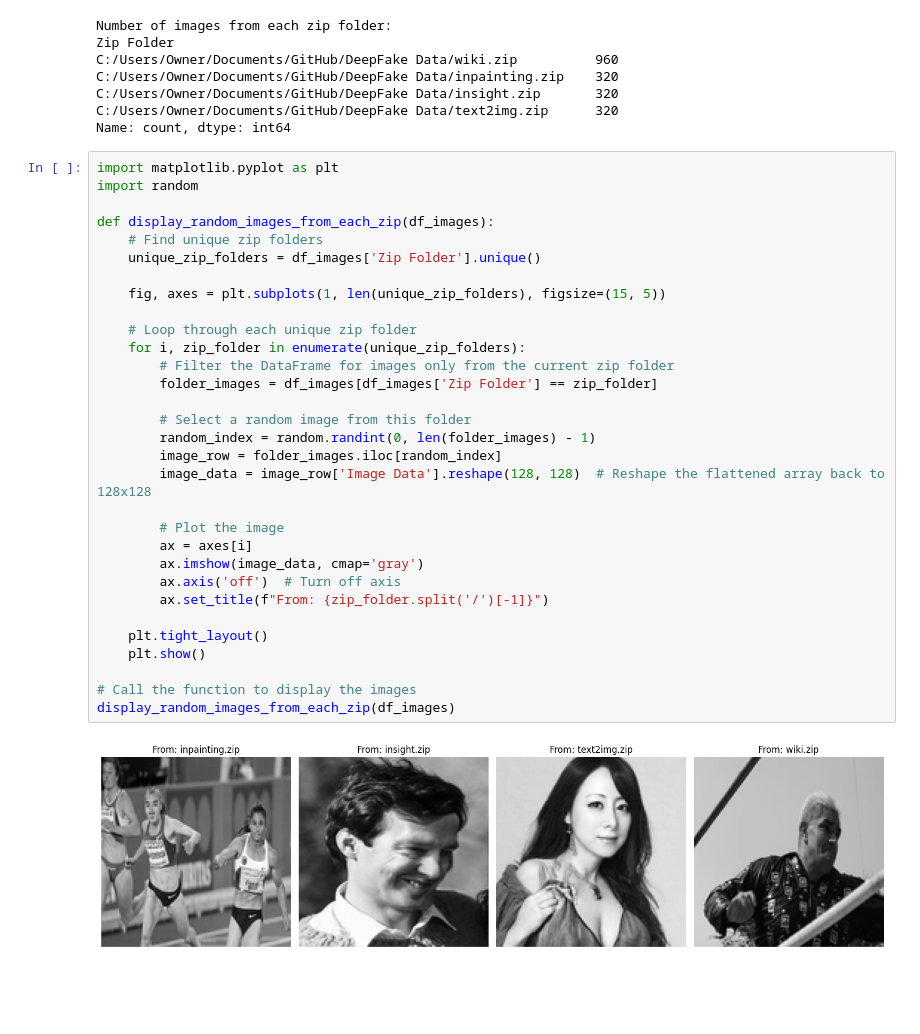
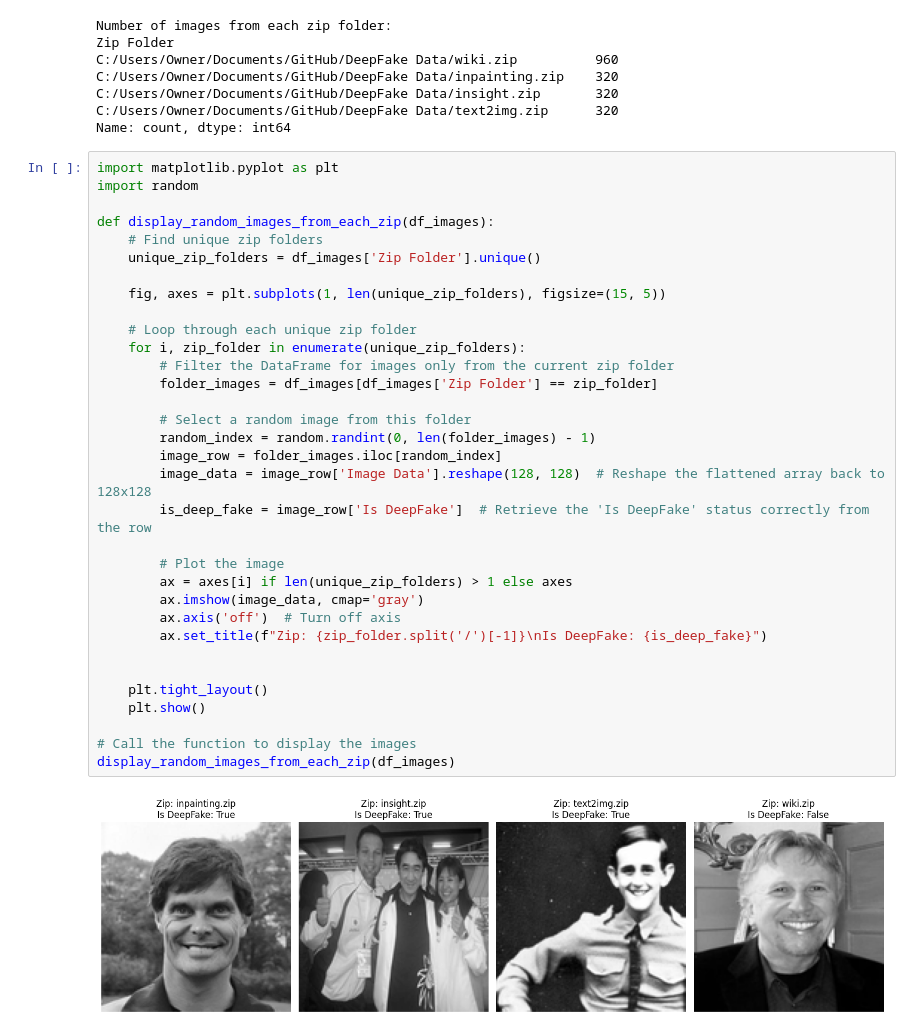
Before and after one commit to shumeraa/DeepfakeClassifier, a Jupyter notebook: readData.ipynb, the cells around one changed output. Cells and saved outputs as stored; diff of their text form; blank space fills up the shorter version.

Commit message:
added "is deepfake" to image display

```diff
--- a/readData.ipynb
+++ b/readData.ipynb
@@ -111,33 +111,35 @@ Name: count, dtype: int64
 # %%
 import matplotlib.pyplot as plt
 import random
 
 def display_random_images_from_each_zip(df_images):
     # Find unique zip folders
     unique_zip_folders = df_images['Zip Folder'].unique()
 
     fig, axes = plt.subplots(1, len(unique_zip_folders), figsize=(15, 5))
 
     # Loop through each unique zip folder
     for i, zip_folder in enumerate(unique_zip_folders):
         # Filter the DataFrame for images only from the current zip folder
         folder_images = df_images[df_images['Zip Folder'] == zip_folder]
 
         # Select a random image from this folder
         random_index = random.randint(0, len(folder_images) - 1)
         image_row = folder_images.iloc[random_index]
         image_data = image_row['Image Data'].reshape(128, 128)  # Reshape the flattened array back to 128x128
+        is_deep_fake = image_row['Is DeepFake']  # Retrieve the 'Is DeepFake' status correctly from the row
 
         # Plot the image
-        ax = axes[i]
+        ax = axes[i] if len(unique_zip_folders) > 1 else axes
         ax.imshow(image_data, cmap='gray')
         ax.axis('off')  # Turn off axis
-        ax.set_title(f"From: {zip_folder.split('/')[-1]}")
+        ax.set_title(f"Zip: {zip_folder.split('/')[-1]}\nIs DeepFake: {is_deep_fake}")
+
 
     plt.tight_layout()
     plt.show()
 
 # Call the function to display the images
 display_random_images_from_each_zip(df_images)
 # %% [output]
-[figure, old version]
+[figure, new version]
```
